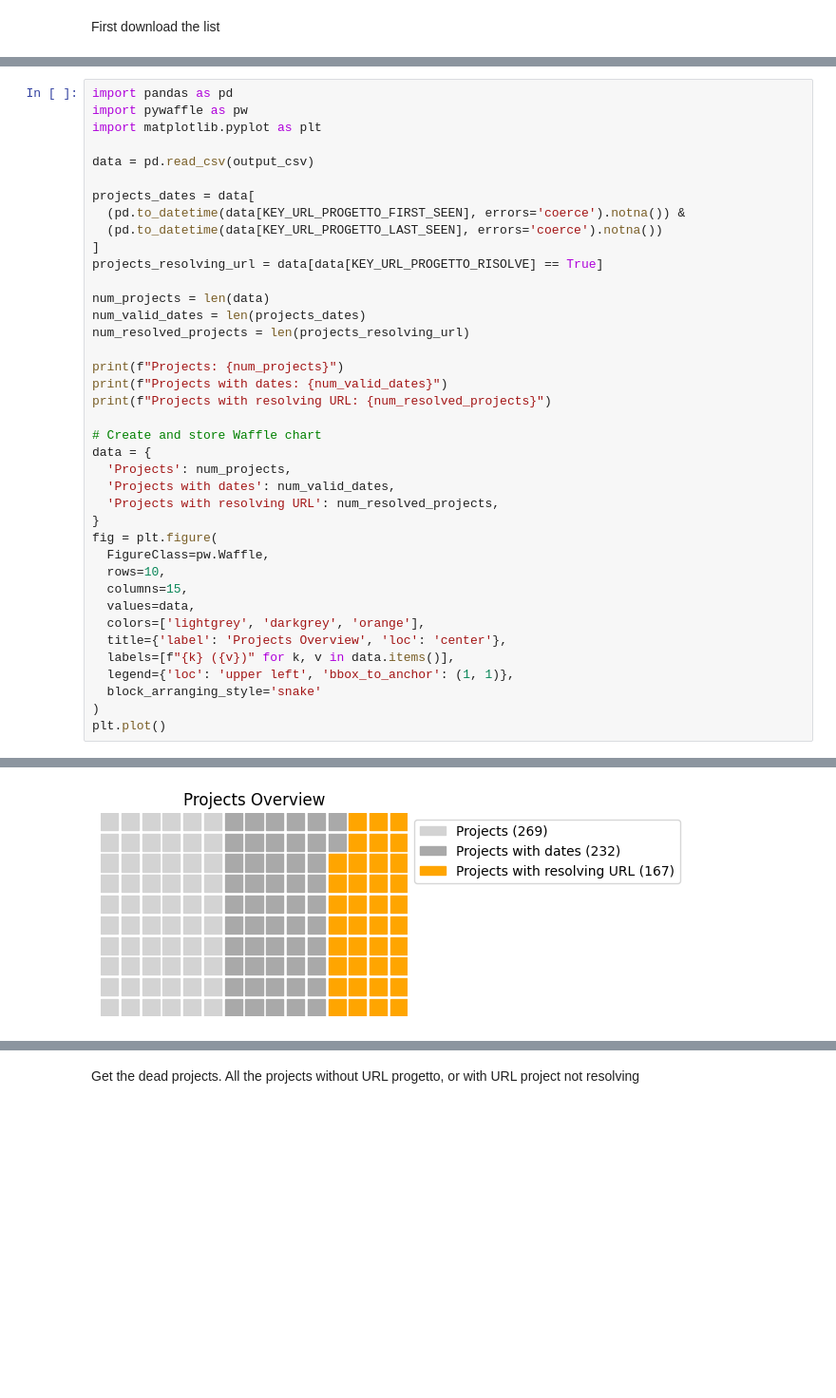
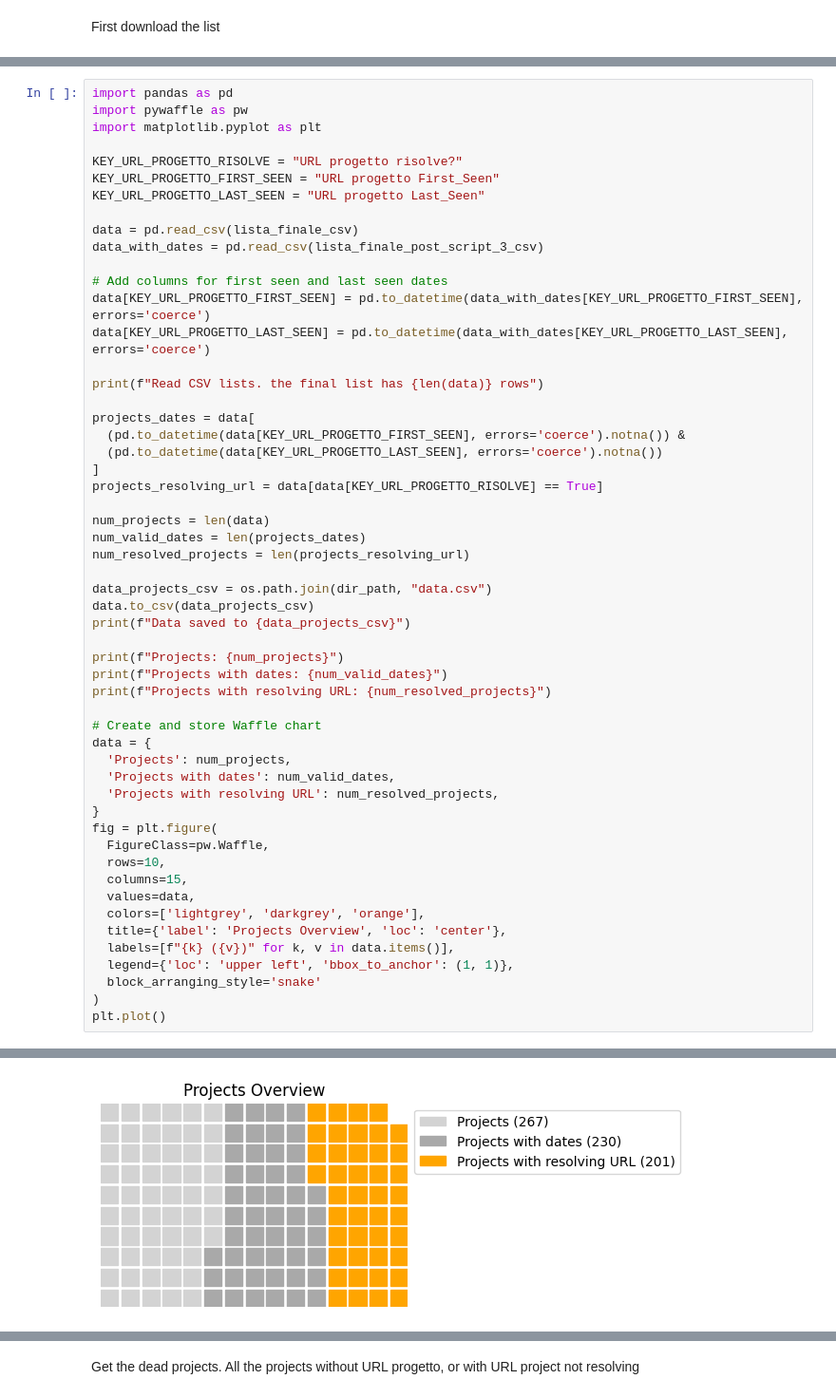
Before and after one commit to gspinaci/Vita-e-morte-DH-projects, a Jupyter notebook: dataset/input/make_chart.ipynb, the cells around one changed output, grey strips where cells are left out. Shown at 95% size. Saved outputs shown, nothing was run; the diff lists cells and outputs as text; blank space fills up the shorter version.

Commit message:
final list with data
Signed-off-by: gspinaci <gianmarco.spinaci@gmail.com>

```diff
--- a/dataset/input/make_chart.ipynb
+++ b/dataset/input/make_chart.ipynb
@@ -34,7 +39,18 @@ import pandas as pd
 import pywaffle as pw
 import matplotlib.pyplot as plt
 
-data = pd.read_csv(output_csv)
+KEY_URL_PROGETTO_RISOLVE = "URL progetto risolve?"
+KEY_URL_PROGETTO_FIRST_SEEN = "URL progetto First_Seen"
+KEY_URL_PROGETTO_LAST_SEEN = "URL progetto Last_Seen"
+
+data = pd.read_csv(lista_finale_csv)
+data_with_dates = pd.read_csv(lista_finale_post_script_3_csv)
+
+# Add columns for first seen and last seen dates
+data[KEY_URL_PROGETTO_FIRST_SEEN] = pd.to_datetime(data_with_dates[KEY_URL_PROGETTO_FIRST_SEEN], errors='coerce')
+data[KEY_URL_PROGETTO_LAST_SEEN] = pd.to_datetime(data_with_dates[KEY_URL_PROGETTO_LAST_SEEN], errors='coerce')
+
+print(f"Read CSV lists. the final list has {len(data)} rows")
 
 projects_dates = data[
   (pd.to_datetime(data[KEY_URL_PROGETTO_FIRST_SEEN], errors='coerce').notna()) &
@@ -45,6 +61,10 @@ projects_resolving_url = data[data[KEY_URL_PROGETTO_RISOLVE] == True]
 num_projects = len(data)
 num_valid_dates = len(projects_dates)
 num_resolved_projects = len(projects_resolving_url)
+
+data_projects_csv = os.path.join(dir_path, "data.csv")
+data.to_csv(data_projects_csv)
+print(f"Data saved to {data_projects_csv}")
 
 print(f"Projects: {num_projects}")
 print(f"Projects with dates: {num_valid_dates}")
@@ -75,4 +97,4 @@ Projects with resolving URL: 167
 []
-[figure, old version]
+[figure, new version]
 # %%
 # Calculate the percentage of projects per provenance
```
Also changed, not shown: parts of 7 cells of this notebook, 2 other files.
